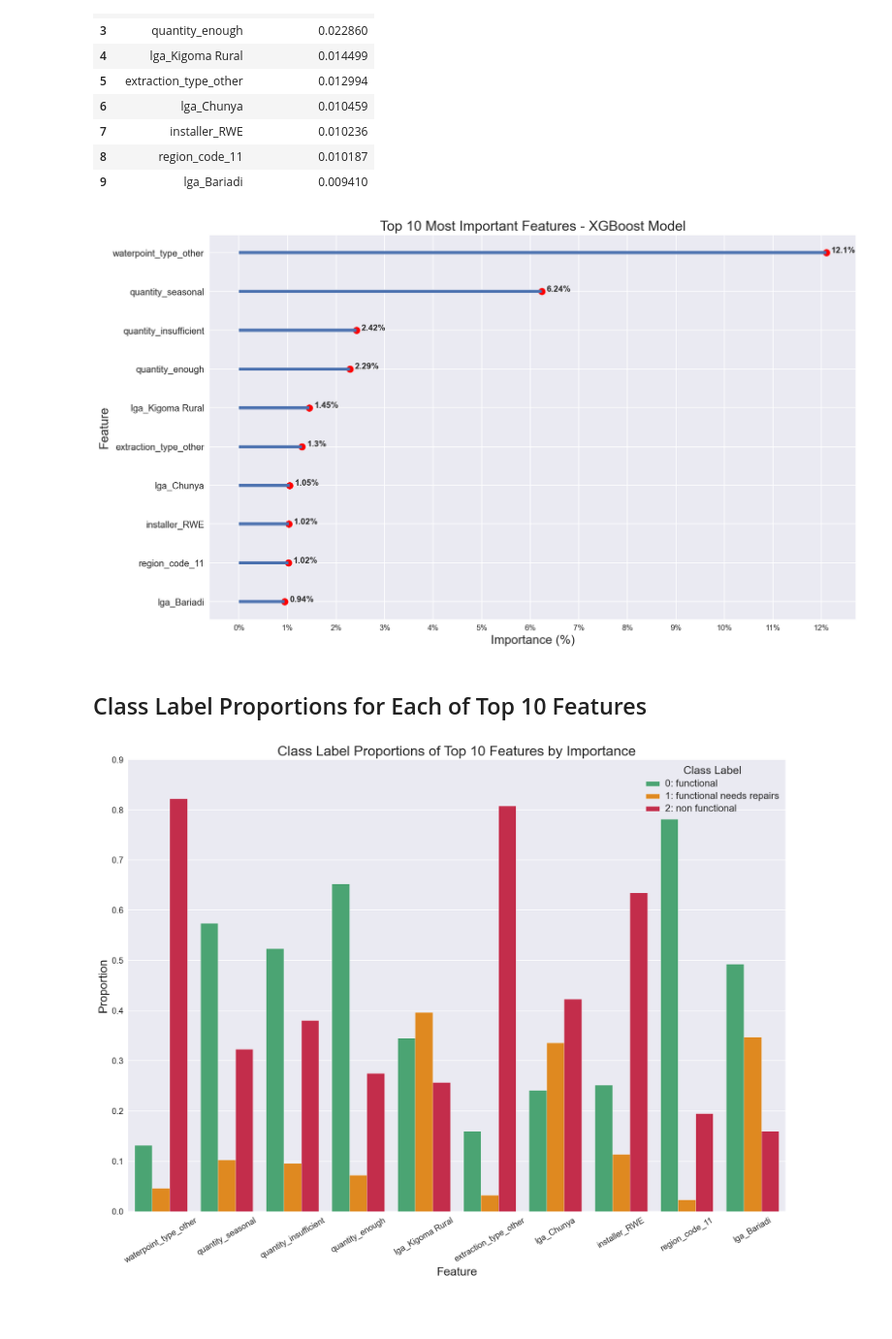
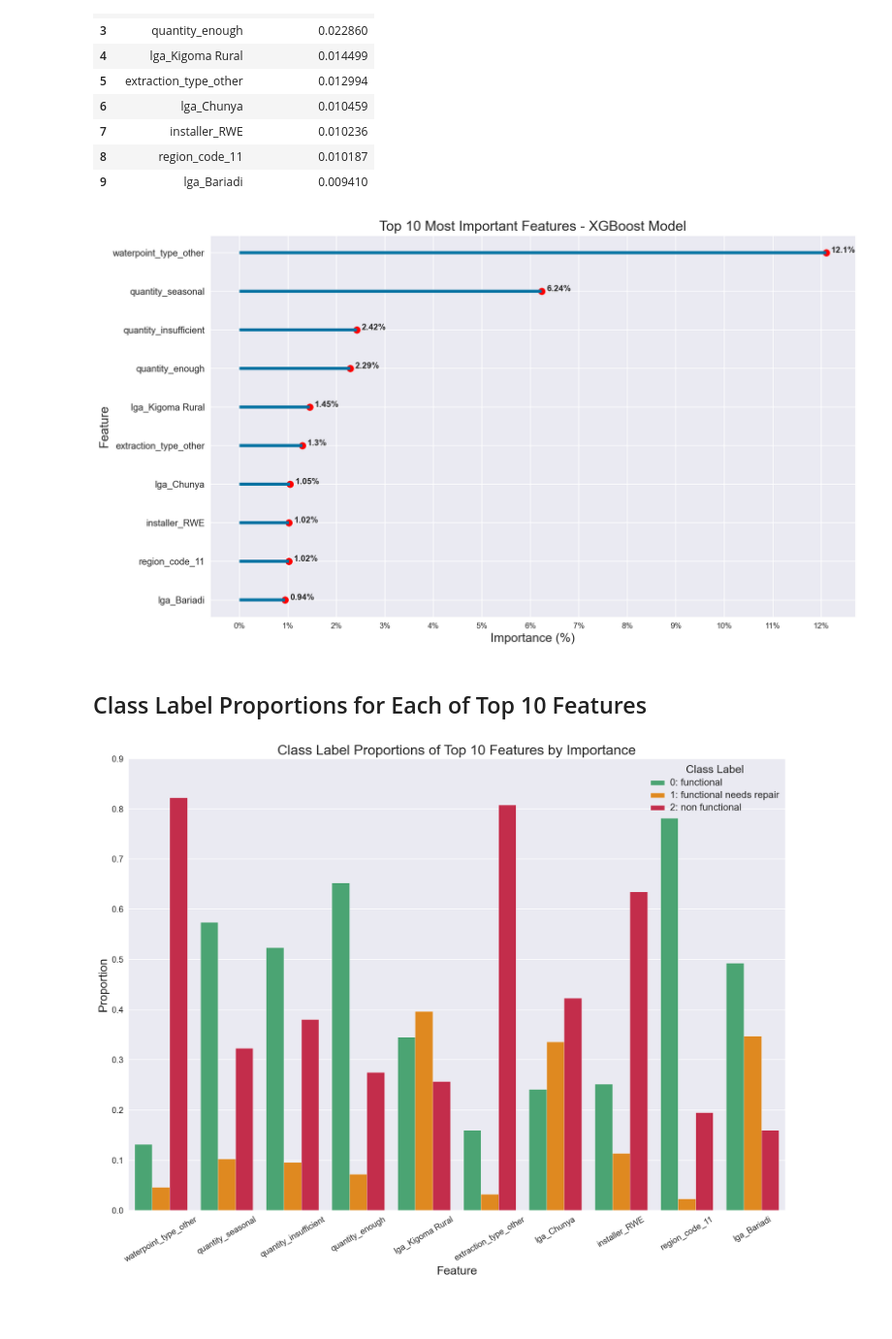
Before and after one commit to rjpost20/Classification-Project, a Jupyter notebook: Water Pump Classification Model.ipynb, the cells around one changed output. Shown at 97% size. Cells and saved outputs as stored; diff of their text form; code cells hidden in the pictures.

```diff
--- a/Water Pump Classification Model.ipynb
+++ b/Water Pump Classification Model.ipynb
@@ -606,7 +606,7 @@ X_train_df.gps_height.value_counts().sort_index()[:5]
 -55    1
 Name: gps_height, dtype: int64
 # %%
-X_train_df['gps_height'] = X_train_df['gps_height'].apply(lambda x: x + 91)
+X_train_df['gps_height'] = X_train_df['gps_height'].apply(lambda x: x + abs(X_train_df.gps_height.min()) + 1)
 X_train_df['amount_tsh'] = X_train_df['amount_tsh'].apply(lambda x: x + 1)
 X_train_df['population'] = X_train_df['population'].apply(lambda x: x + 1)
 # %%
@@ -2000,7 +2000,7 @@ ax.set_xticks(list(np.arange(0, .13, 0.01)))
 ax.set_xticklabels([f"{x}%" for x in range(0, 13)])
 plt.tight_layout();
 # %% [output]
-[figure, old version]
+[figure, new version]
 # %% [markdown]
 ## Class Label Proportions for Each of Top 10 Features
 # %%
@@ -2029,7 +2029,7 @@ for item in feature_importances_df.Feature.values:
     else:
         feature = item.split('_', 1)[0]
         value = item.split('_', 1)[1]
-    for index, value in combined_df.loc[combined_df[feature] == value]['status_group'].value_counts(normalize=True).iteritems():
+    for index, value in combined_df.loc[combined_df[feature] == value]['status_group'].value_counts(1).iteritems():
         proportions.append(value)
         class_labels.append(index)
 
@@ -2038,24 +2038,24 @@ proportions_df = pd.DataFrame(list(zip(features, proportions, class_labels)),
 # %%
 fig, ax = plt.subplots(figsize=(17, 12))
 
 palette = {0: 'mediumseagreen', 1: 'darkorange', 2: 'crimson'}
 sns.barplot(x='Feature', y='Proportion', hue='Class Label', data=proportions_df, palette=palette)
 plt.title('Class Label Proportions of Top 10 Features by Importance', fontsize=20)
 plt.xlabel('Feature', fontsize=17)
 plt.ylabel('Proportion', fontsize=17)
 plt.xticks(ax.get_xticks(), size=12)
 plt.yticks(ax.get_yticks(), size=12)
 ax.set_xticklabels(ax.get_xticklabels(),rotation=30)
 legend=plt.legend(title='Class Label')
 legend.get_texts()[0].set_text('0: functional')
-legend.get_texts()[1].set_text('1: functional needs repairs')
+legend.get_texts()[1].set_text('1: functional needs repair')
 legend.get_texts()[2].set_text('2: non functional')
 plt.setp(ax.get_legend().get_texts(), fontsize='14')
 plt.setp(ax.get_legend().get_title(), fontsize='16')
 plt.savefig('visualizations/top_10_features_class_proportions_plot.png', dpi=300, bbox_inches='tight')
 plt.show();
 # %% [output]
-[figure, old version]
+[figure, new version]
 # %% [markdown]
 <br>
 # %% [markdown]
```
Also changed, not shown: parts of 14 cells of this notebook.
